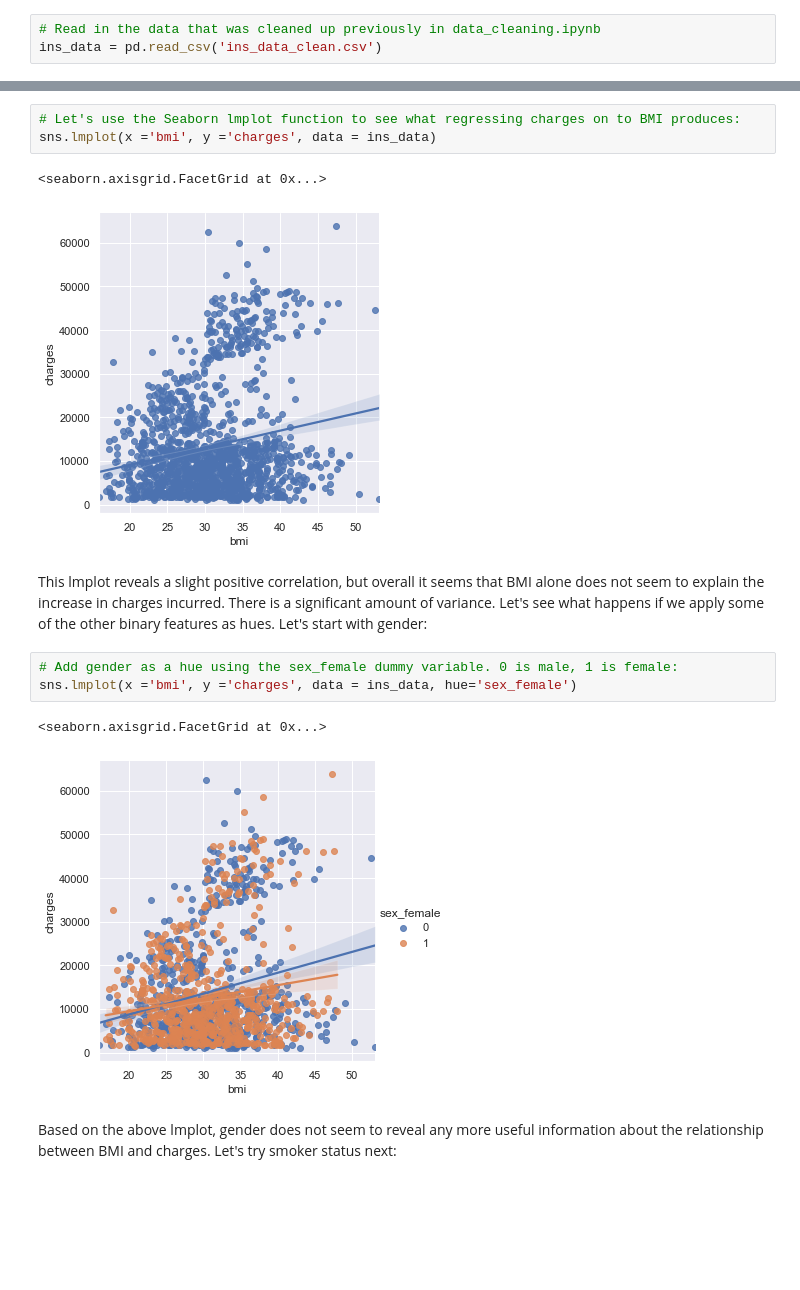
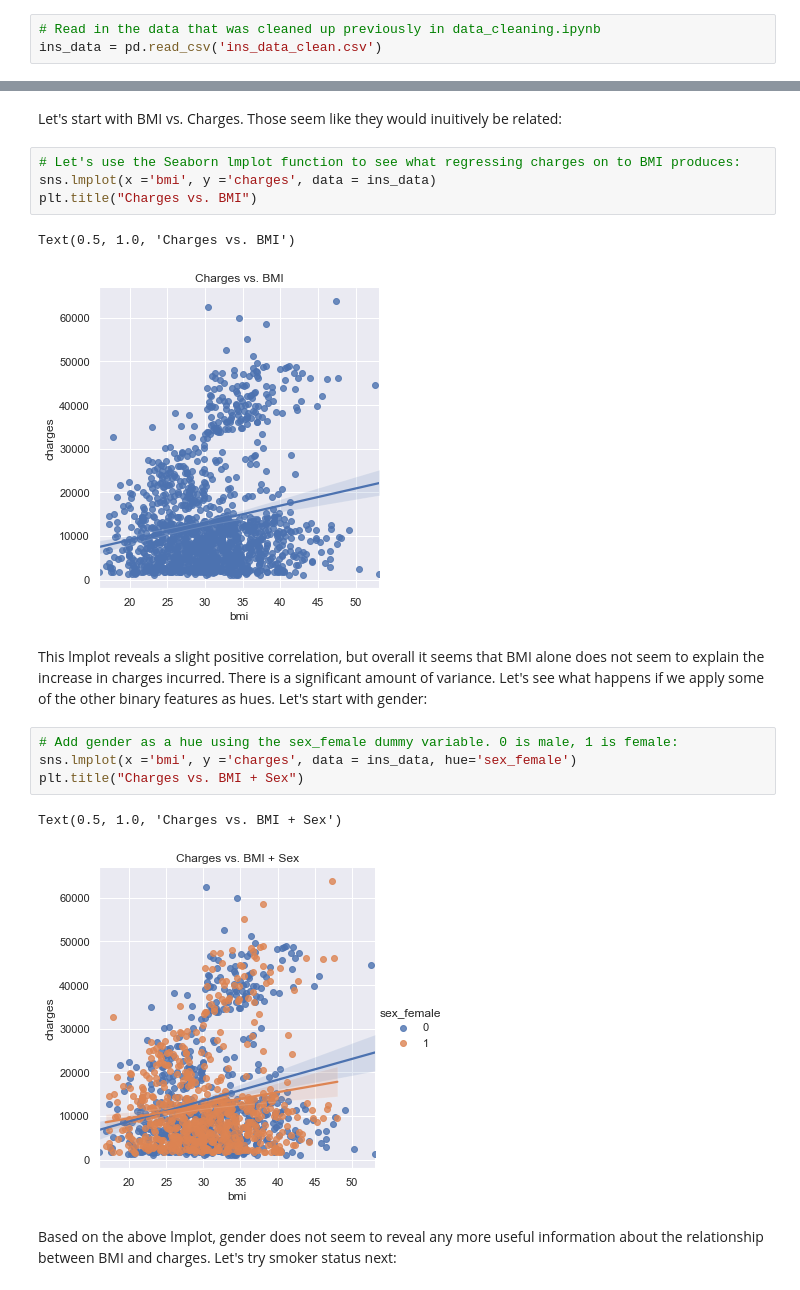
Before and after one commit to dbbabcock/DATA602_homework_1, a Jupyter notebook: ins_data_eda.ipynb, the cells around one changed output, grey strips where cells are left out. Drawn from its saved outputs; the diff is of its cells as text; blank space fills up the shorter version.

```diff
--- a/ins_data_eda.ipynb
+++ b/ins_data_eda.ipynb
@@ -36,17 +80,21 @@ Let's plot some regression lines to see what they might reveal about the relatio
+# %% [markdown]
+Let's start with BMI vs. Charges. Those seem like they would inuitively be related:
 # %%
 # Let's use the Seaborn lmplot function to see what regressing charges on to BMI produces:
 sns.lmplot(x ='bmi', y ='charges', data = ins_data)
+plt.title("Charges vs. BMI")
 # %% [output]
-<seaborn.axisgrid.FacetGrid at 0x...>
+Text(0.5, 1.0, 'Charges vs. BMI')
-[figure, old version]
+[figure, new version]
 # %% [markdown]
 This lmplot reveals a slight positive correlation, but overall it seems that BMI alone does not seem to explain the increase in charges incurred. There is a significant amount of variance. Let's see what happens if we apply some of the other binary features as hues. Let's start with gender:
 # %%
 # Add gender as a hue using the sex_female dummy variable. 0 is male, 1 is female:
 sns.lmplot(x ='bmi', y ='charges', data = ins_data, hue='sex_female')
+plt.title("Charges vs. BMI + Sex")
 # %% [output]
-<seaborn.axisgrid.FacetGrid at 0x...>
+Text(0.5, 1.0, 'Charges vs. BMI + Sex')
-[figure, old version]
+[figure, new version]
 # %% [markdown]
 Based on the above lmplot, gender does not seem to reveal any more useful information about the relationship between BMI and charges. Let's try smoker status next:
 # %%
```
Also changed, not shown: parts of 20 cells of this notebook, 3 other files.
